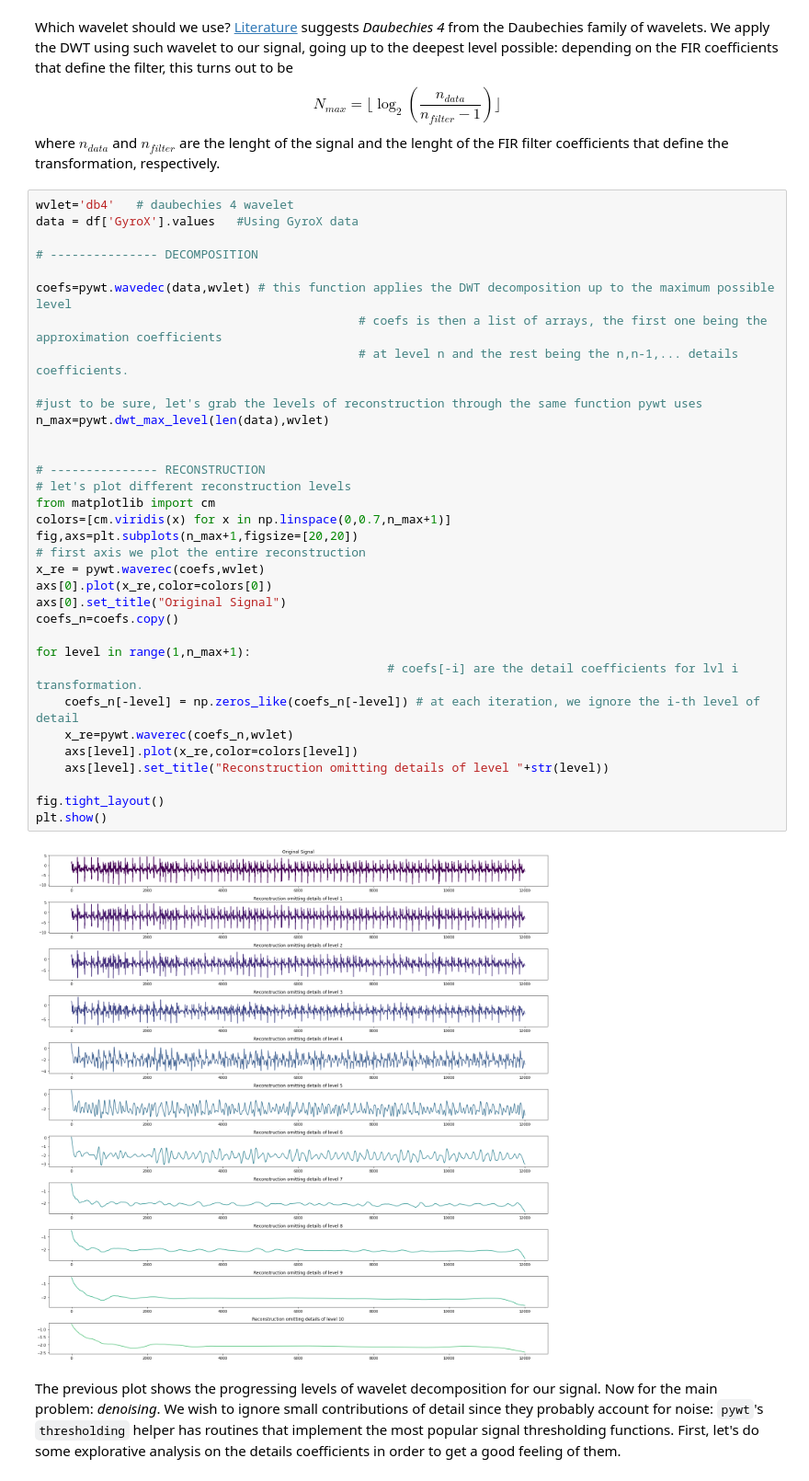
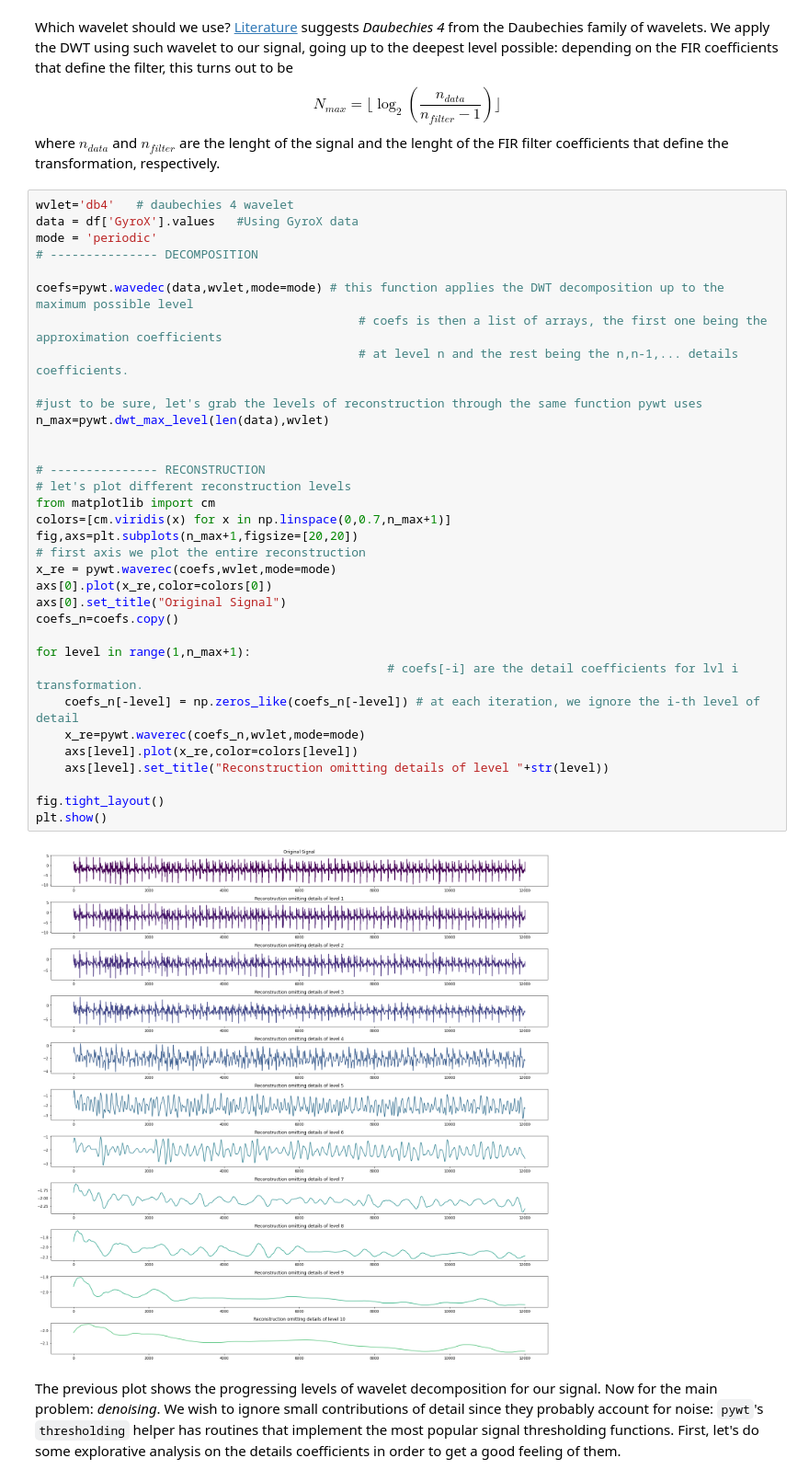
Before and after one commit to zanocrate/LCP_projects_Y4, a Jupyter notebook: draft.ipynb, the cells around one changed output. Shown at 92% size. Cells and saved outputs as stored; diff of their text form.

```diff
--- a/draft.ipynb
+++ b/draft.ipynb
@@ -168,38 +168,38 @@ where $n_{data}$ and $n_{filter}$ are the lenght of the signal and the lenght of
 # %%
 wvlet='db4'   # daubechies 4 wavelet
 data = df['GyroX'].values   #Using GyroX data
-
+mode = 'periodic'
 # --------------- DECOMPOSITION
 
-coefs=pywt.wavedec(data,wvlet) # this function applies the DWT decomposition up to the maximum possible level
+coefs=pywt.wavedec(data,wvlet,mode=mode) # this function applies the DWT decomposition up to the maximum possible level
                                              # coefs is then a list of arrays, the first one being the approximation coefficients
                                              # at level n and the rest being the n,n-1,... details coefficients.
 
 #just to be sure, let's grab the levels of reconstruction through the same function pywt uses
 n_max=pywt.dwt_max_level(len(data),wvlet)
 
 
 # --------------- RECONSTRUCTION
 # let's plot different reconstruction levels
 from matplotlib import cm
 colors=[cm.viridis(x) for x in np.linspace(0,0.7,n_max+1)]
 fig,axs=plt.subplots(n_max+1,figsize=[20,20])
 # first axis we plot the entire reconstruction
-x_re = pywt.waverec(coefs,wvlet)
+x_re = pywt.waverec(coefs,wvlet,mode=mode)
 axs[0].plot(x_re,color=colors[0])
 axs[0].set_title("Original Signal")
 coefs_n=coefs.copy()
 
 for level in range(1,n_max+1):
                                                  # coefs[-i] are the detail coefficients for lvl i transformation.
     coefs_n[-level] = np.zeros_like(coefs_n[-level]) # at each iteration, we ignore the i-th level of detail
-    x_re=pywt.waverec(coefs_n,wvlet)
+    x_re=pywt.waverec(coefs_n,wvlet,mode=mode)
     axs[level].plot(x_re,color=colors[level])
     axs[level].set_title("Reconstruction omitting details of level "+str(level))
 
 fig.tight_layout()
 plt.show()
 # %% [output]
-[figure, old version]
+[figure, new version]
 # %% [markdown]
 The previous plot shows the progressing levels of wavelet decomposition for our signal. Now for the main problem: *denoising*. We wish to ignore small contributions of detail since they probably account for noise: `pywt`'s `thresholding` helper has routines that implement the most popular signal thresholding functions. First, let's do some explorative analysis on the details coefficients in order to get a good feeling of them.
```
Also changed, not shown: parts of 4 cells of this notebook.
